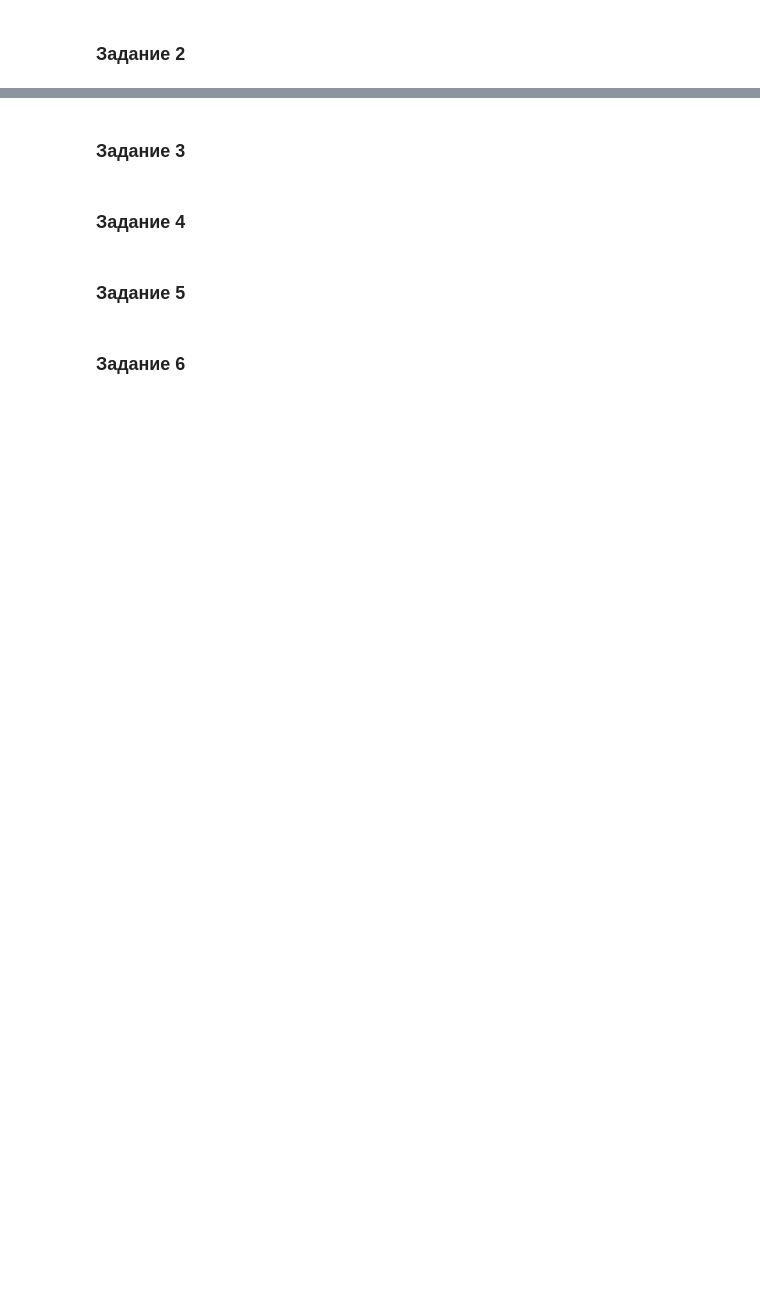
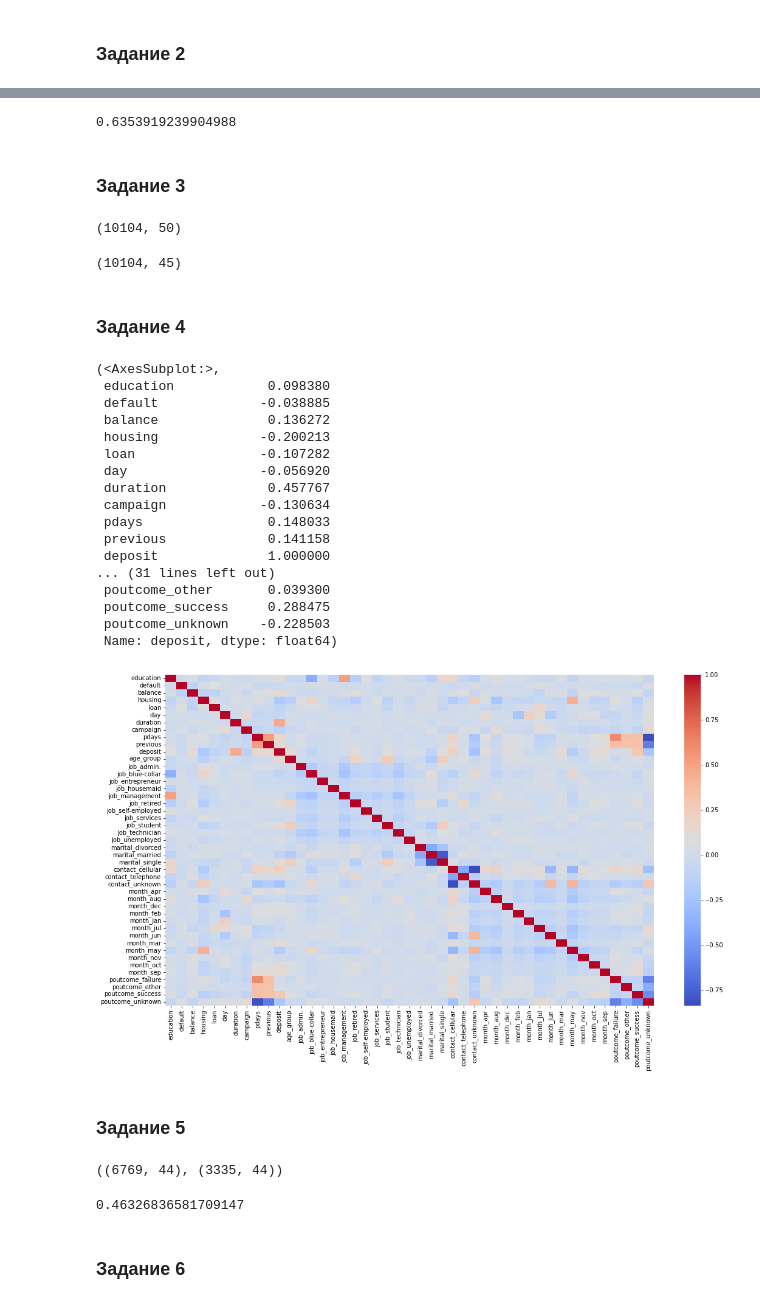
Before and after one commit to SaakyanAG/Pub, a Jupyter notebook: Project_4 Bank data cluster/Project_4_ML.ipynb, the cells around one changed output, grey strips where cells are left out. Saved outputs shown, nothing was run; the diff lists cells and outputs as text; code cells hidden in the pictures; blank space fills up the shorter version.

```diff
--- a/Project_4 Bank data cluster/Project_4_ML.ipynb
+++ b/Project_4 Bank data cluster/Project_4_ML.ipynb
@@ -493,0 +507,5 @@ sns.heatmap(df.pivot_table(values='age',index=['education','marital'], columns='
+# %%
+# Преобразуем возрастные категории
+age_enc = preprocessing.LabelEncoder()
+
+df['age_group'] = age_enc.fit_transform(df['age_group'])
@@ -494,4 +542,9 @@ sns.heatmap(df.pivot_table(values='age',index=['education','marital'], columns='
 # %% [markdown]
 ### Задание 2
 # %%
-# преобразуйте бинарные переменные в представление из нулей и единиц
+# Преобразуем бинарные переменные в представление из нулей и единиц
+
+binary_cols = ['default','housing','loan','deposit']
+
+for col in binary_cols:
+    df[col] = df[col].apply(lambda x: 0 if x == 'no' else 1)
@@ -498,11 +567,57 @@ sns.heatmap(df.pivot_table(values='age',index=['education','marital'], columns='
+# %%
+# Вычислите среднее арифметическое для каждой из получившихся переменных, сложите три результата
+
+s = 0
+
+for col in binary_cols[:-1]:
+    s += df[col].mean()
+
+s
+# %% [output]
+0.6353919239904988
 # %% [markdown]
 ### Задание 3
 # %%
-# создайте дамми-переменные
+# создайте дамми-переменн
+
+cols_to_dummies = ['job','marital','contact','month','poutcome']
+
+df = pd.concat([df,pd.get_dummies(df[cols_to_dummies])], axis=1)
+# %%
+df.shape
+# %% [output]
+(10104, 50)
+# %%
+df.drop(cols_to_dummies, axis=1, inplace=True)
+# %%
+df.shape
+# %% [output]
+(10104, 45)
 # %% [markdown]
 ### Задание 4
 # %%
 # постройте корреляционную матрицу и оцените данные на предмет наличия мультиколлинеарности
+
+sns.heatmap(df.corr(),cmap='coolwarm'), df.corr()['deposit']
+# %% [output]
+(<AxesSubplot:>,
+ education            0.098380
+ default             -0.038885
+ balance              0.136272
+ housing             -0.200213
+ loan                -0.107282
+ day                 -0.056920
+ duration             0.457767
+ campaign            -0.130634
+ pdays                0.148033
+ previous             0.141158
+ deposit              1.000000
+... (31 lines left out)
+ poutcome_other       0.039300
+ poutcome_success     0.288475
+ poutcome_unknown    -0.228503
+ Name: deposit, dtype: float64)
+[figure, added]
 # %% [markdown]
 ### Задание 5
 # %%
@@ -512,6 +627,13 @@ y = df['deposit']
 X_train, X_test, y_train, y_test = train_test_split(X, y, stratify=y, random_state = 42, test_size = 0.33)
 # %%
 # рассчитайте необходимые показатели
+X_train.shape, X_test.shape
+# %% [output]
+((6769, 44), (3335, 44))
+# %%
+y_test.mean()
+# %% [output]
+0.46326836581709147
 # %% [markdown]
 ### Задание 6
 # %%
```
Also changed, not shown: parts of 23 cells of this notebook.
